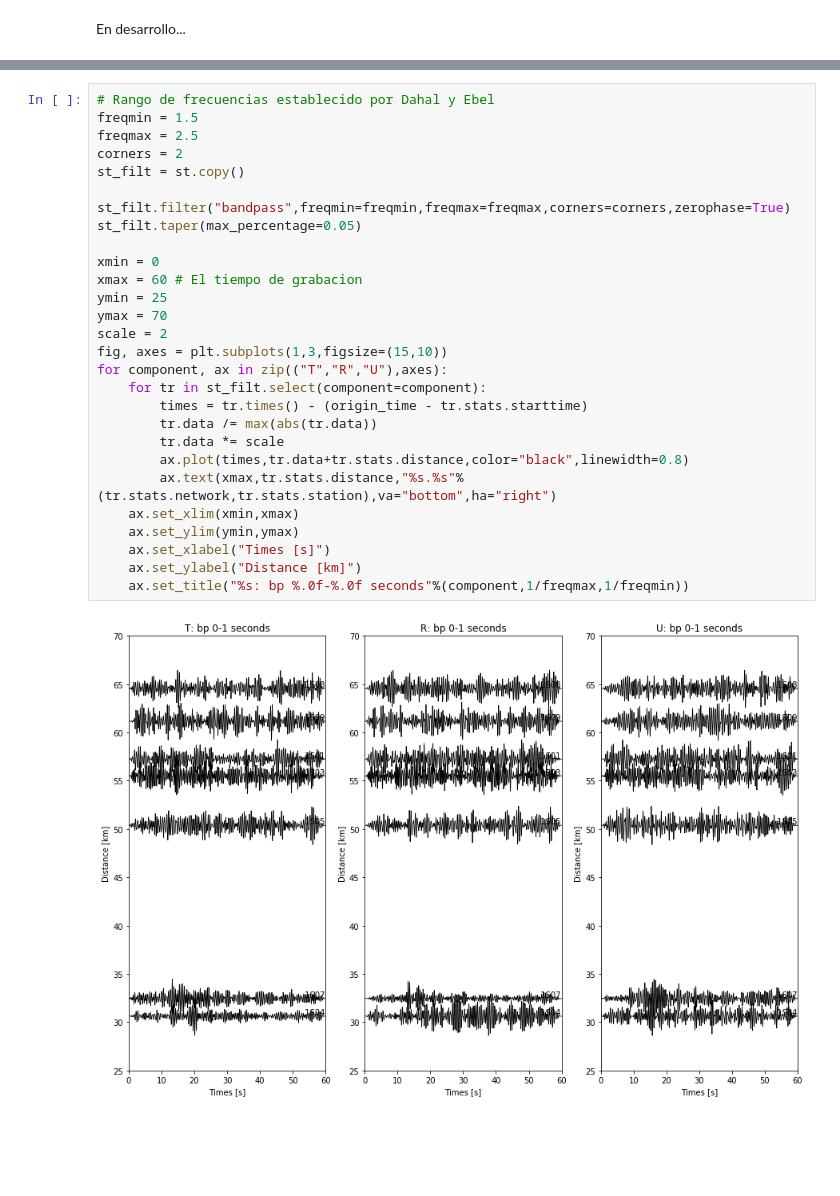
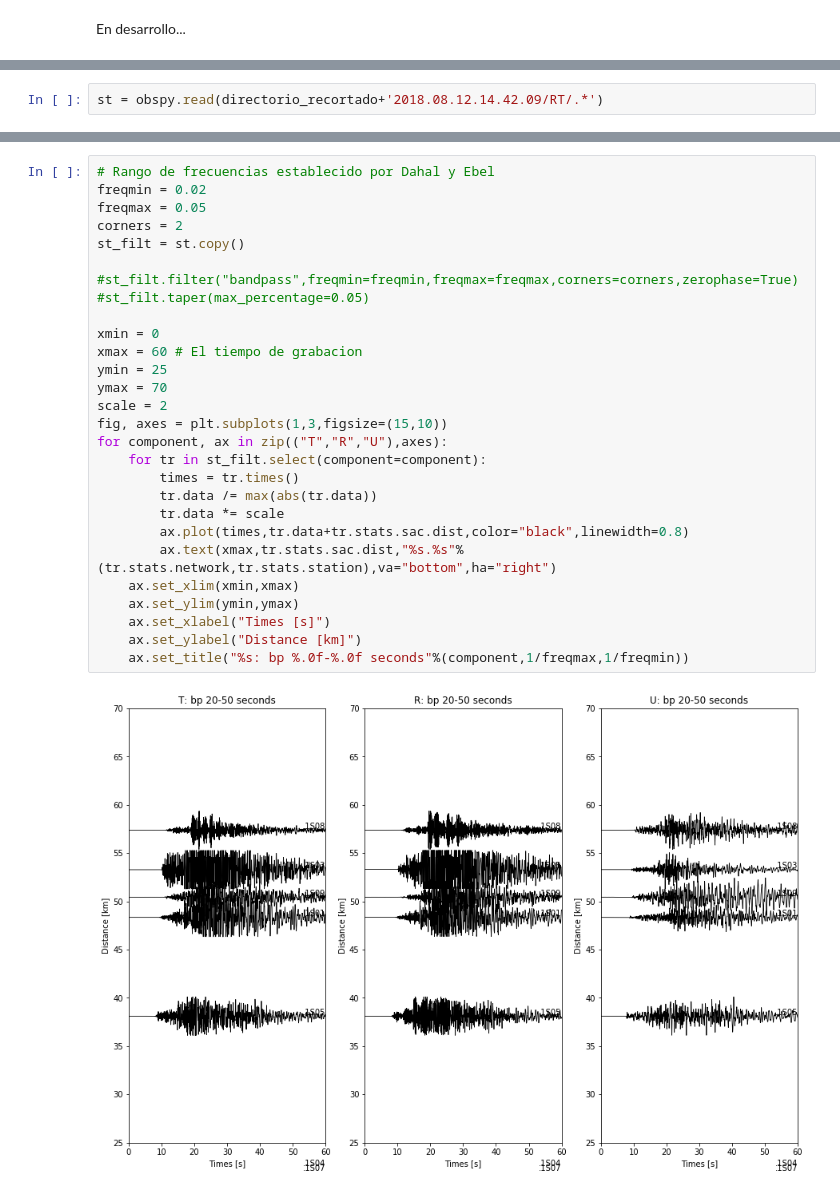
Before and after one commit to CoolingBroski/Mecanismos-Focales-Brecha-Guerrero, a Jupyter notebook: Preprocessing.ipynb, the cells around one changed output, grey strips where cells are left out. Drawn from its saved outputs; the diff is of its cells as text; blank space fills up the shorter version.

```diff
--- a/Preprocessing.ipynb
+++ b/Preprocessing.ipynb
@@ -318,0 +292,2 @@ ev_st_df.head(10)
+# %%
+st = obspy.read(directorio_recortado+'2018.08.12.14.42.09/RT/.*')
@@ -319,30 +313,30 @@ ev_st_df.head(10)
 # %%
 # Rango de frecuencias establecido por Dahal y Ebel
-freqmin = 1.5
-freqmax = 2.5
+freqmin = 0.02
+freqmax = 0.05
 corners = 2
 st_filt = st.copy()
 
-st_filt.filter("bandpass",freqmin=freqmin,freqmax=freqmax,corners=corners,zerophase=True)
-st_filt.taper(max_percentage=0.05)
+#st_filt.filter("bandpass",freqmin=freqmin,freqmax=freqmax,corners=corners,zerophase=True)
+#st_filt.taper(max_percentage=0.05)
 
 xmin = 0
 xmax = 60 # El tiempo de grabacion
 ymin = 25
 ymax = 70
 scale = 2
 fig, axes = plt.subplots(1,3,figsize=(15,10))
 for component, ax in zip(("T","R","U"),axes):
     for tr in st_filt.select(component=component):
-        times = tr.times() - (origin_time - tr.stats.starttime)
+        times = tr.times()
         tr.data /= max(abs(tr.data))
         tr.data *= scale
-        ax.plot(times,tr.data+tr.stats.distance,color="black",linewidth=0.8)
-        ax.text(xmax,tr.stats.distance,"%s.%s"%(tr.stats.network,tr.stats.station),va="bottom",ha="right")
+        ax.plot(times,tr.data+tr.stats.sac.dist,color="black",linewidth=0.8)
+        ax.text(xmax,tr.stats.sac.dist,"%s.%s"%(tr.stats.network,tr.stats.station),va="bottom",ha="right")
     ax.set_xlim(xmin,xmax)
     ax.set_ylim(ymin,ymax)
     ax.set_xlabel("Times [s]")
     ax.set_ylabel("Distance [km]")
     ax.set_title("%s: bp %.0f-%.0f seconds"%(component,1/freqmax,1/freqmin))
 # %% [output]
-[figure, old version]
+[figure, new version]
```
Also changed, not shown: parts of 18 cells of this notebook, 3 other files.
